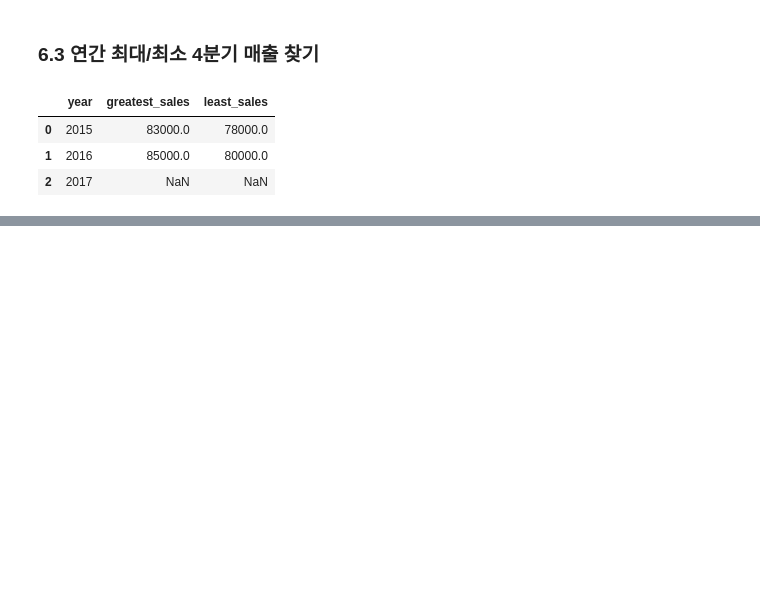
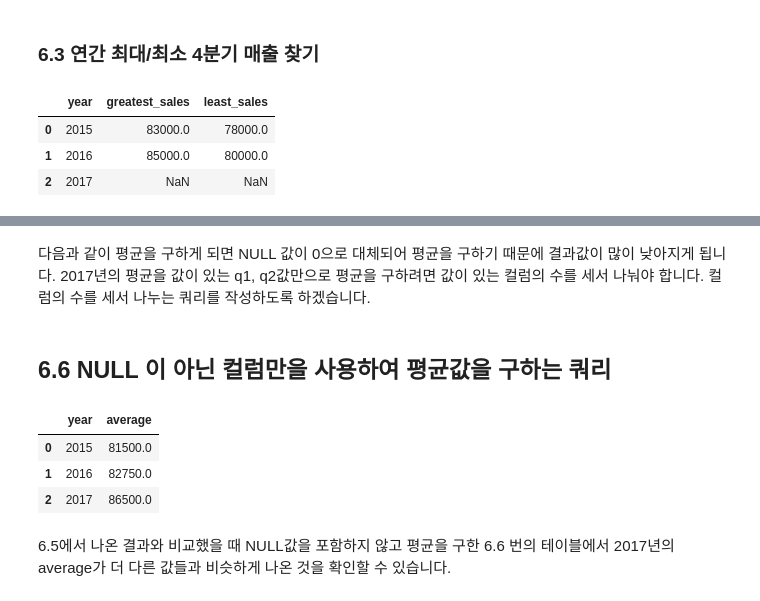
Before and after one commit to yhp2205/SQL, a Jupyter notebook: ch_6.ipynb, the cells around one changed output, grey strips where cells are left out. Drawn from its saved outputs; the diff is of its cells as text; code cells hidden in the pictures; blank space fills up the shorter version.

```diff
--- a/ch_6.ipynb
+++ b/ch_6.ipynb
@@ -119,0 +160,24 @@ ORDER BY
+# %% [markdown]
+다음과 같이 평균을 구하게 되면 NULL 값이 0으로 대체되어 평균을 구하기 때문에 결과값이 많이 낮아지게 됩니다. 2017년의 평균을 값이 있는 q1, q2값만으로 평균을 구하려면 값이 있는 컬럼의 수를 세서 나눠야 합니다. 컬럼의 수를 세서 나누는 쿼리를 작성하도록 하겠습니다.
+# %% [markdown]
+## 6.6 NULL 이 아닌 컬럼만을 사용하여 평균값을 구하는 쿼리
+# %%
+%%bigquery --project mygcpproject-340112
+SELECT
+  year
+  , (COALESCE(q1, 0) + COALESCE(q2, 0) + COALESCE(q3, 0) + COALESCE(q4, 0))
+    / (SIGN(COALESCE(q1, 0)) + SIGN(coalesce(q2, 0))
+      + SIGN(COALESCE(q3, 0)) + SIGN(COALESCE(q4, 0)))
+  AS average
+FROM
+  sqldata.quarterly_sales
+ORDER BY
+  year
+;
+# %% [output]
+|  | year | average |
+| 0 | 2015 | 81500.0 |
+| 1 | 2016 | 82750.0 |
+| 2 | 2017 | 86500.0 |
+# %% [markdown]
+6.5에서 나온 결과와 비교했을 때 NULL값을 포함하지 않고 평균을 구한 6.6 번의 테이블에서 2017년의 average가 더 다른 값들과 비슷하게 나온 것을 확인할 수 있습니다.
```
Also changed, not shown: parts of 5 cells of this notebook.
